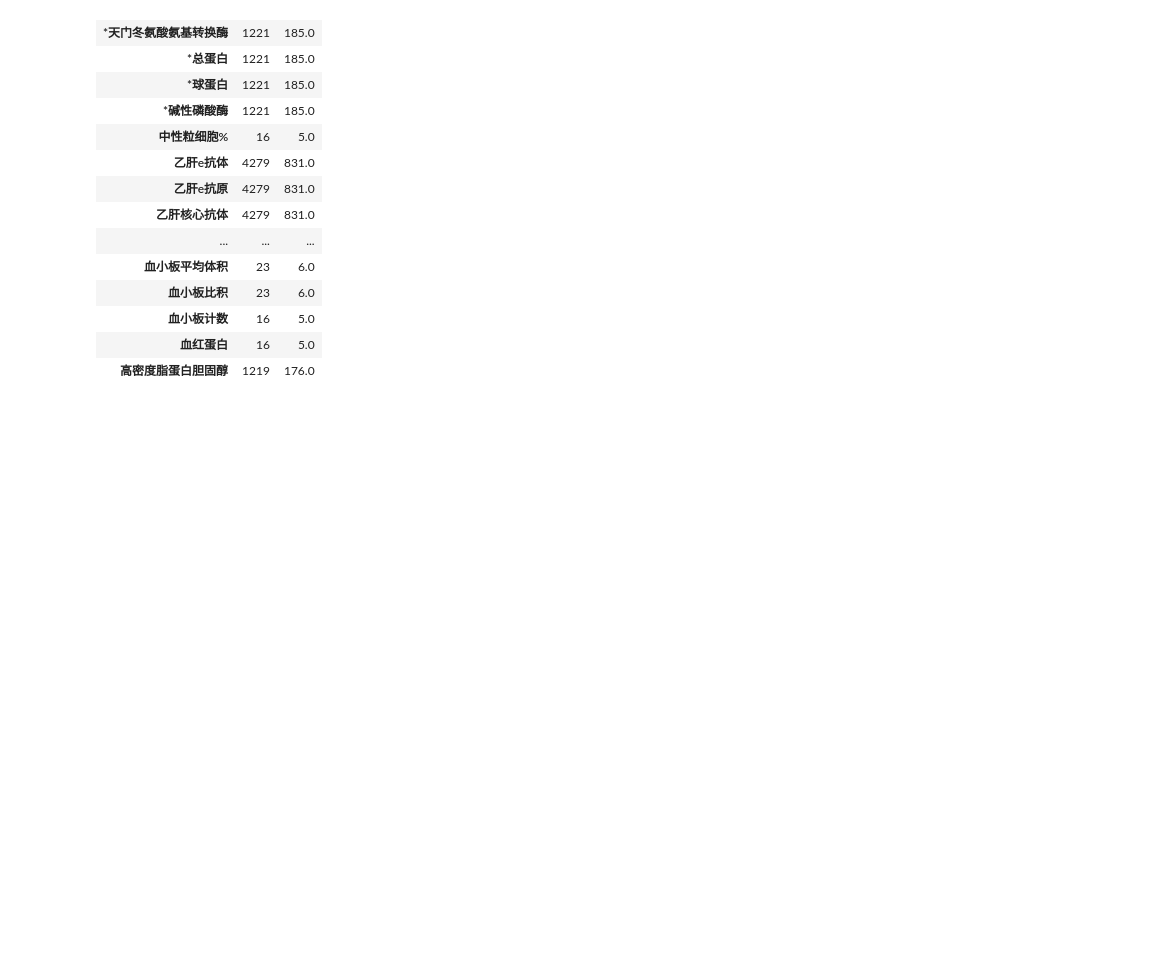
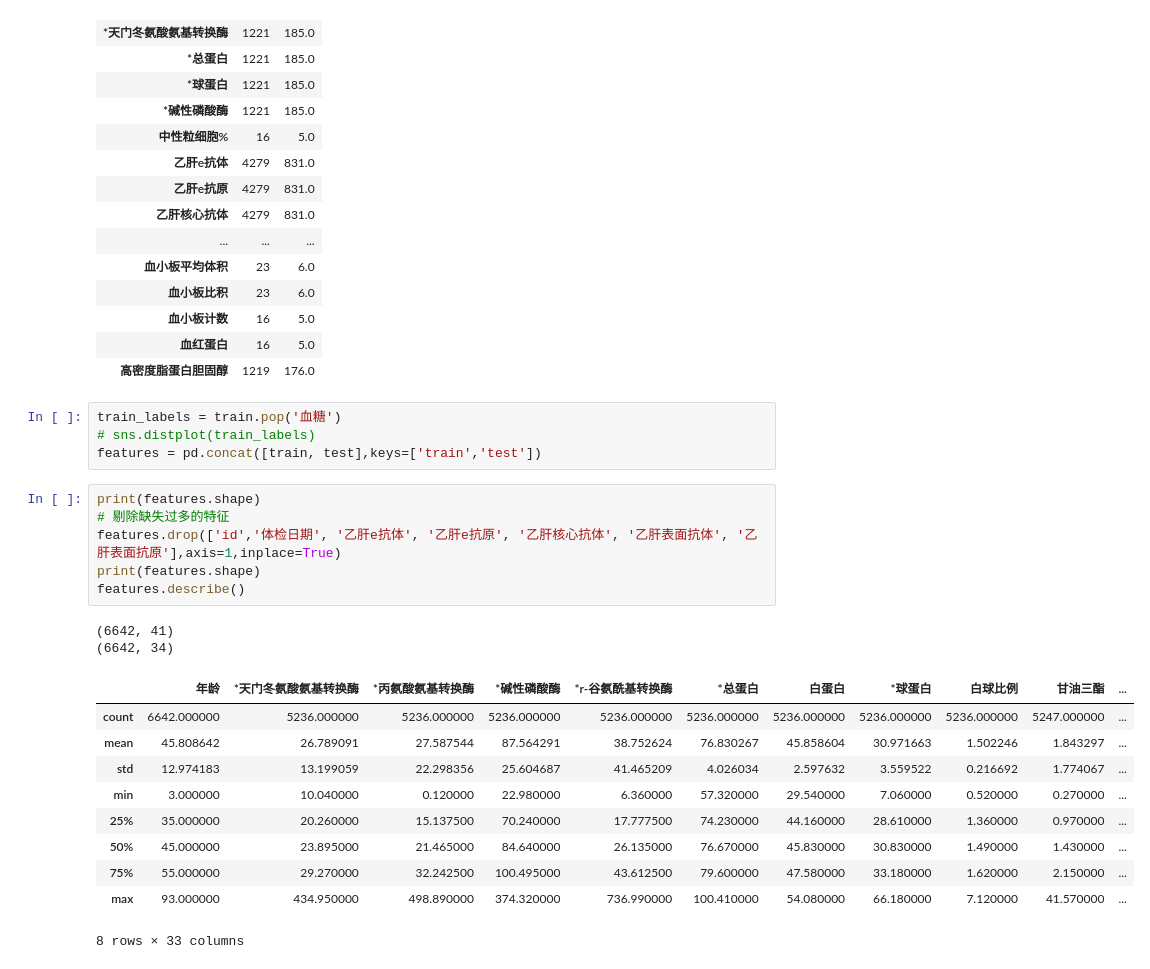
Before and after one commit to zspo/MyKaggleLearning, a Jupyter notebook: TianChi_Medical_Treatment/code/medical_demo.ipynb, the cells around one changed output. Drawn from its saved outputs; the diff is of its cells as text; blank space fills up the shorter version.

```diff
--- a/TianChi_Medical_Treatment/code/medical_demo.ipynb
+++ b/TianChi_Medical_Treatment/code/medical_demo.ipynb
@@ -46,3 +53,26 @@ NAs[NAs.sum(axis=1) > 0]
 | 血小板计数 | 16 | 5.0 |
 | 血红蛋白 | 16 | 5.0 |
 | 高密度脂蛋白胆固醇 | 1219 | 176.0 |
+# %%
+train_labels = train.pop('血糖')
+# sns.distplot(train_labels)
+features = pd.concat([train, test],keys=['train','test'])
+# %%
+print(features.shape)
+# 剔除缺失过多的特征
+features.drop(['id','体检日期', '乙肝e抗体', '乙肝e抗原', '乙肝核心抗体', '乙肝表面抗体', '乙肝表面抗原'],axis=1,inplace=True)
+print(features.shape)
+features.describe()
+# %% [output]
+(6642, 41)
+(6642, 34)
+|  | 年龄 | *天门冬氨酸氨基转换酶 | *丙氨酸氨基转换酶 | *碱性磷酸酶 | *r-谷氨酰基转换酶 | *总蛋白 | 白蛋白 | *球蛋白 | 白球比例 | 甘油三酯 | ... |
+| count | 6642.000000 | 5236.000000 | 5236.000000 | 5236.000000 | 5236.000000 | 5236.000000 | 5236.000000 | 5236.000000 | 5236.000000 | 5247.000000 | ... |
+| mean | 45.808642 | 26.789091 | 27.587544 | 87.564291 | 38.752624 | 76.830267 | 45.858604 | 30.971663 | 1.502246 | 1.843297 | ... |
+| std | 12.974183 | 13.199059 | 22.298356 | 25.604687 | 41.465209 | 4.026034 | 2.597632 | 3.559522 | 0.216692 | 1.774067 | ... |
+| min | 3.000000 | 10.040000 | 0.120000 | 22.980000 | 6.360000 | 57.320000 | 29.540000 | 7.060000 | 0.520000 | 0.270000 | ... |
+| 25% | 35.000000 | 20.260000 | 15.137500 | 70.240000 | 17.777500 | 74.230000 | 44.160000 | 28.610000 | 1.360000 | 0.970000 | ... |
+| 50% | 45.000000 | 23.895000 | 21.465000 | 84.640000 | 26.135000 | 76.670000 | 45.830000 | 30.830000 | 1.490000 | 1.430000 | ... |
+| 75% | 55.000000 | 29.270000 | 32.242500 | 100.495000 | 43.612500 | 79.600000 | 47.580000 | 33.180000 | 1.620000 | 2.150000 | ... |
+| max | 93.000000 | 434.950000 | 498.890000 | 374.320000 | 736.990000 | 100.410000 | 54.080000 | 66.180000 | 7.120000 | 41.570000 | ... |
+8 rows × 33 columns
```
Also changed, not shown: parts of 17 cells of this notebook, 2 other files.
